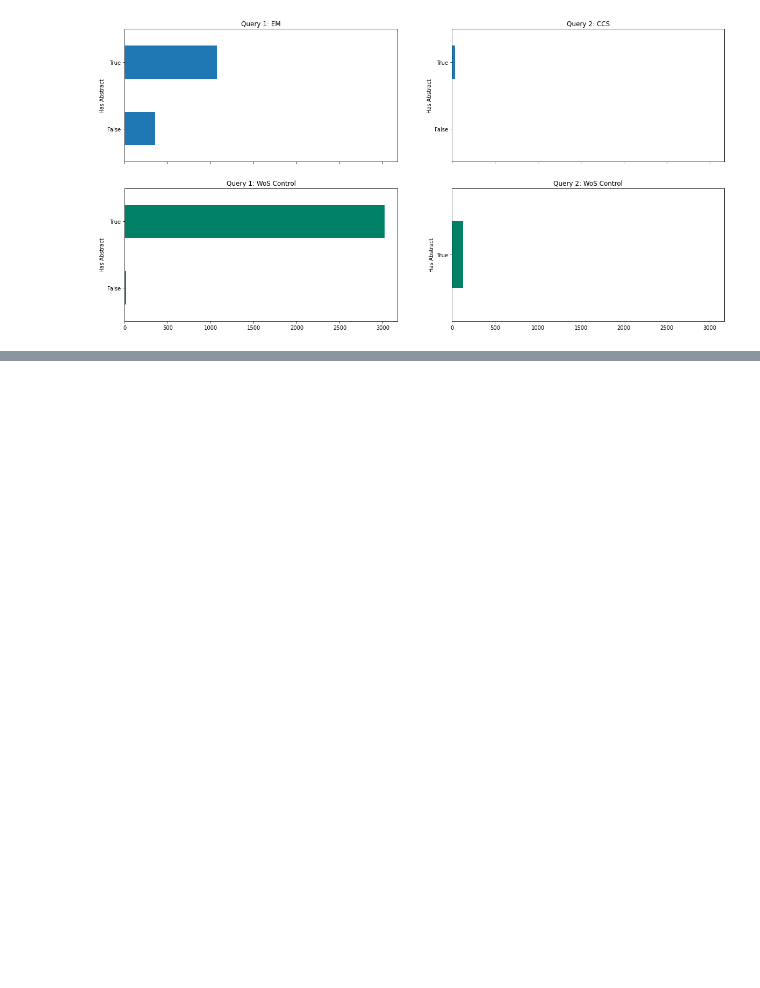
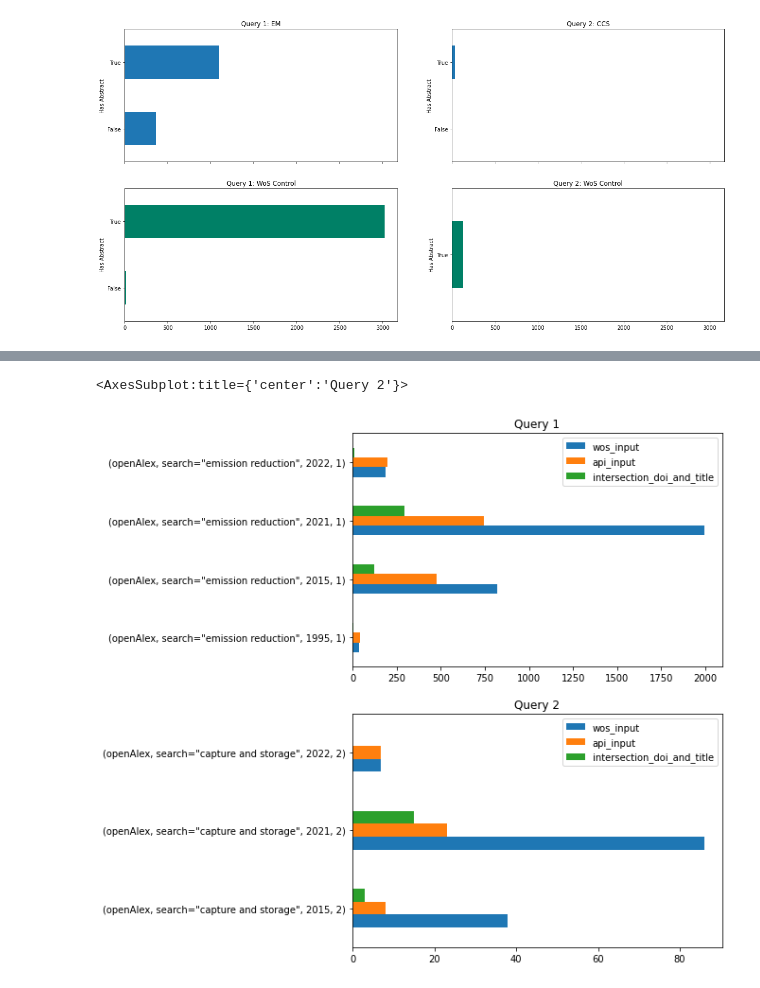
Before and after one commit to jerlanger/mcc, a Jupyter notebook: notebooks/openAlexEval.ipynb, the cells around one changed output, grey strips where cells are left out. Drawn from its saved outputs; the diff is of its cells as text; code cells hidden in the pictures; blank space fills up the shorter version.

```diff
--- a/notebooks/openAlexEval.ipynb
+++ b/notebooks/openAlexEval.ipynb
@@ -228,0 +237,8 @@ df_results_yr
+# %%
+fig, axes = plt.subplots(nrows=2, ncols=1, figsize=(7,10))
+
+df_results_yr.iloc[0:4,[0,1,4]].plot.barh(title="Query 1", xlabel="", ax=axes[0])
+df_results_yr.iloc[4:,[0,1,4]].plot.barh(title="Query 2", xlabel="", ax=axes[1])
+# %% [output]
+<AxesSubplot:title={'center':'Query 2'}>
+[figure, added]
```
Also changed, not shown: parts of 6 cells of this notebook, 2 other files.
